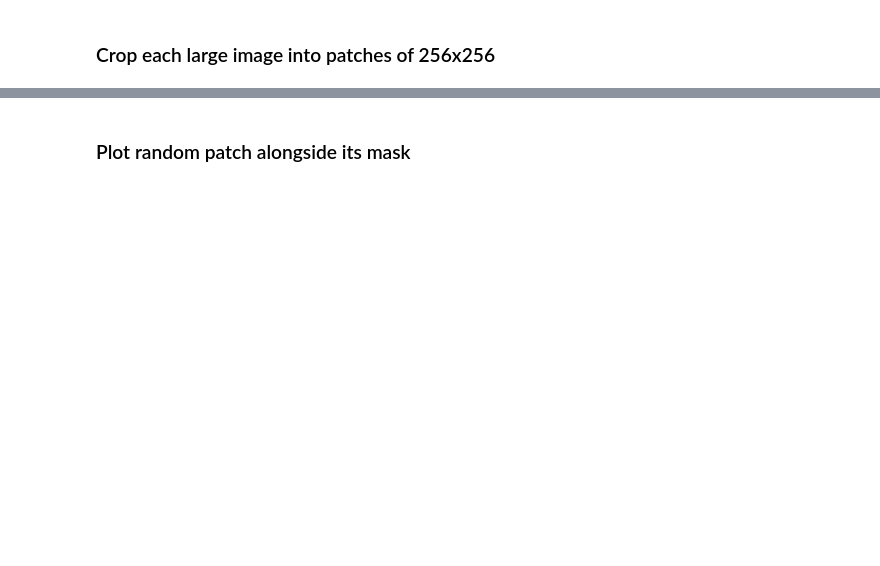
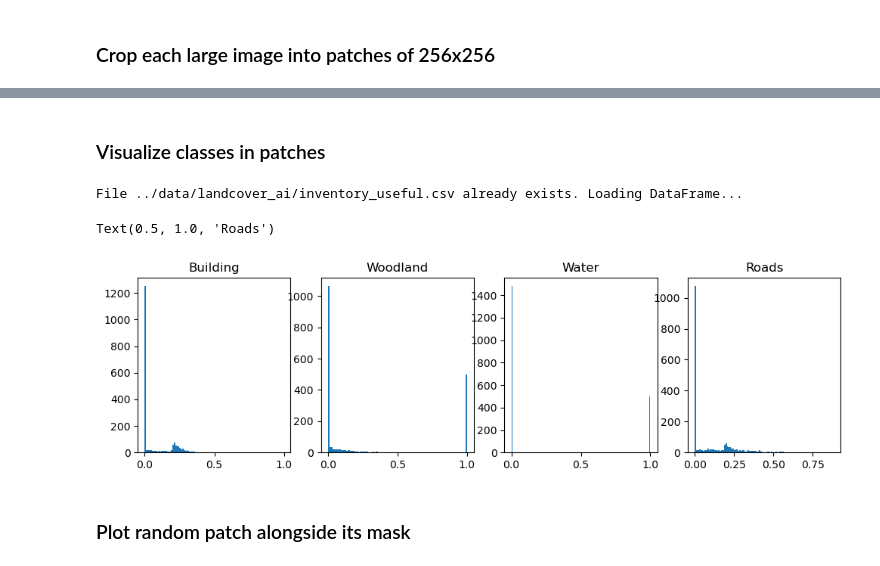
Before and after one commit to yotkadata/uhi_detector, a Jupyter notebook: notebooks/segmentation_step_1_data_preparation.ipynb, the cells around one changed output, grey strips where cells are left out. Saved outputs shown, nothing was run; the diff lists cells and outputs as text; code cells hidden in the pictures; blank space fills up the shorter version.

```diff
--- a/notebooks/segmentation_step_1_data_preparation.ipynb
+++ b/notebooks/segmentation_step_1_data_preparation.ipynb
@@ -61,10 +78,4 @@ for dir in [
 ]:
     Path(dir).mkdir(parents=True, exist_ok=True)
 # %%
-classes = {
-    0: "Not classified",
-    1: "Building",
-    2: "Woodland",
-    3: "Water",
-    4: "Roads",
-}
+classes = {0: "Not classified", 1: "Building", 2: "Woodland", 3: "Water", 4: "Roads"}
@@ -257,3 +219,23 @@ create_patches(dir_mask, dir_patch_mask)
+# %% [markdown]
+### Visualize classes in patches
+# %%
+inventory_useful = prepare_data.create_patch_inventory(dir_patch_useful_mask, Path(dir_data_landcover, "inventory_useful.csv"), classes)
+# %% [output]
+File ../data/landcover_ai/inventory_useful.csv already exists. Loading DataFrame...
+# %%
+# Plot a histograms in subplots for 1_pct, 2_pct, 3_pct, 4_pct in inventory_useful
+fig, axs = plt.subplots(1, 4, figsize=(12, 3))
+axs[0].hist(inventory_useful["1_pct"], bins=100);
+axs[0].set_title(classes[1])
+axs[1].hist(inventory_useful["2_pct"], bins=100);
+axs[1].set_title(classes[2])
+axs[2].hist(inventory_useful["3_pct"], bins=100);
+axs[2].set_title(classes[3])
+axs[3].hist(inventory_useful["4_pct"], bins=100);
+axs[3].set_title(classes[4])
+# %% [output]
+Text(0.5, 1.0, 'Roads')
+[figure, added]
 # %% [markdown]
 ### Plot random patch alongside its mask
 # %%
```
Also changed, not shown: parts of 34 cells of this notebook.
